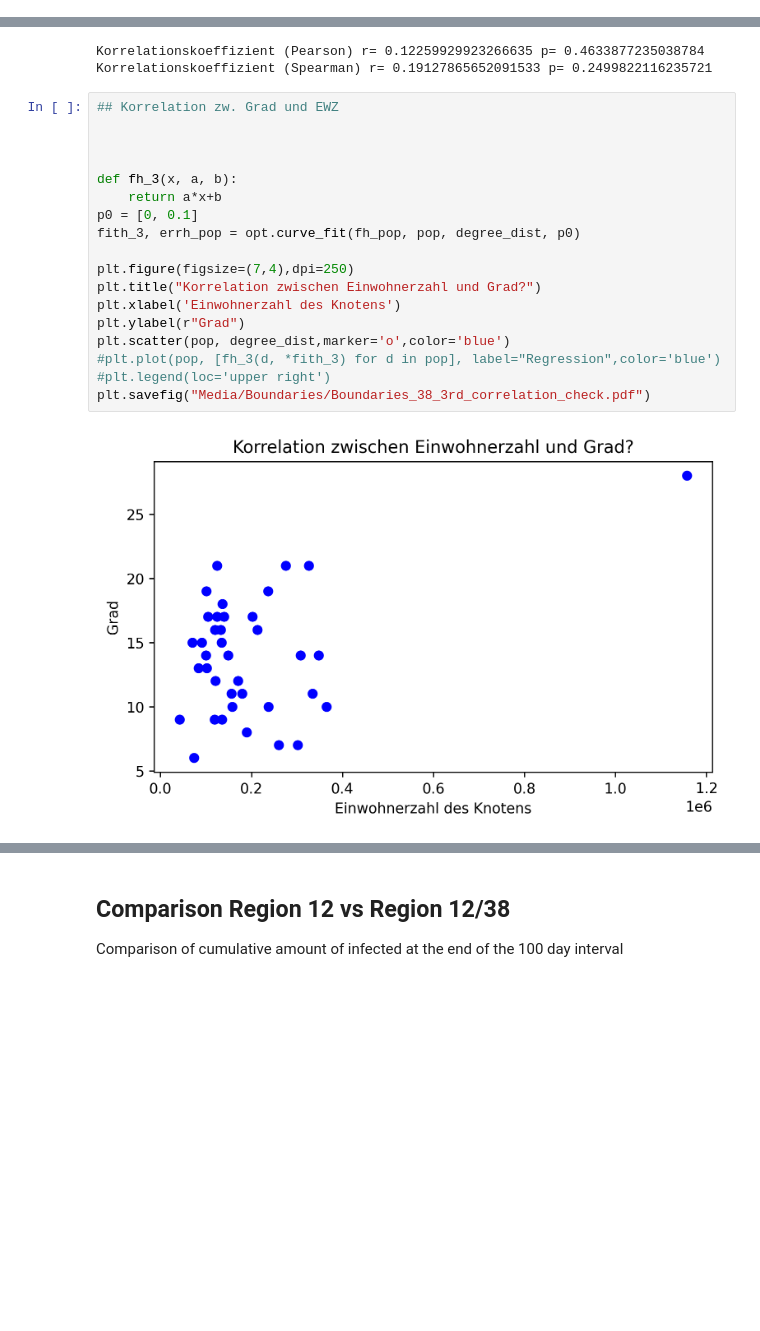
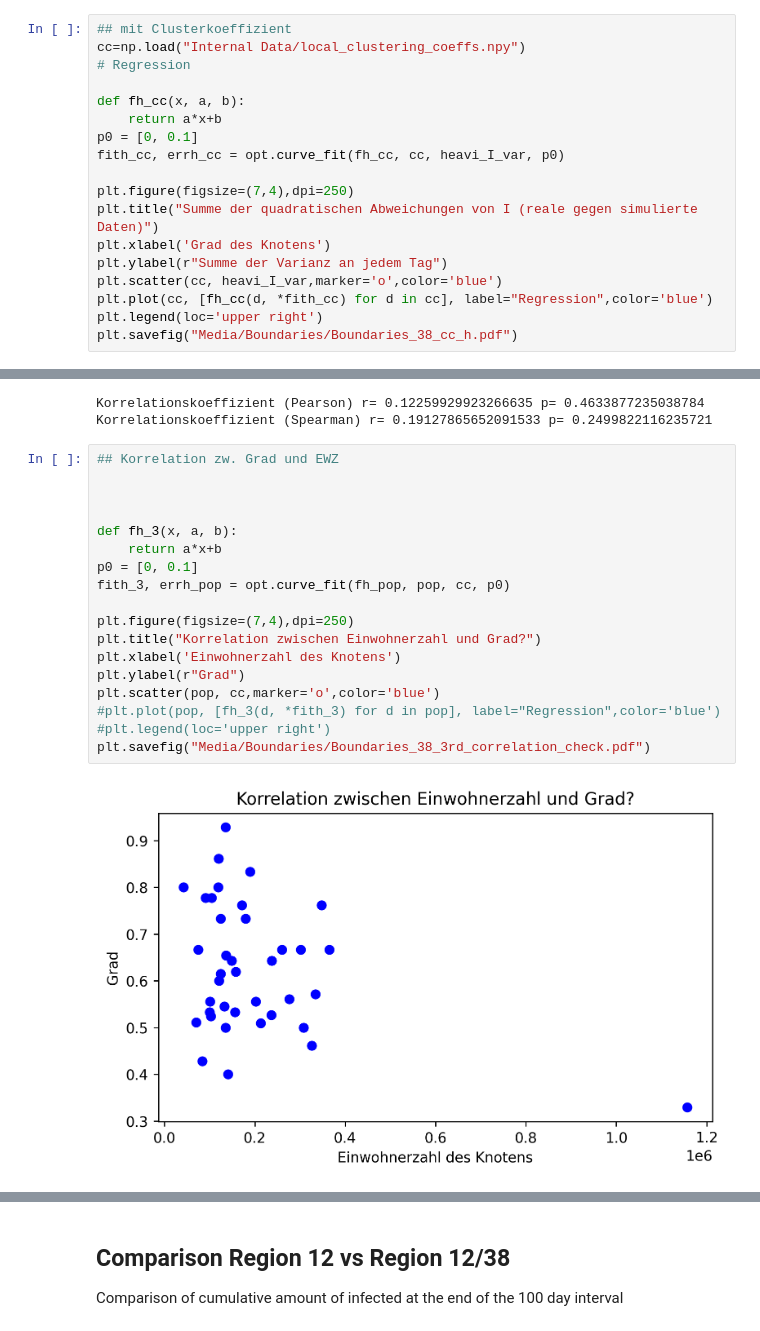
Before and after one commit to torbensun/Modeling-Of-Epidemics-With-Compartmental-And-Network-Models, a Jupyter notebook: Project.ipynb, the cells around one changed output, grey strips where cells are left out. Cells and saved outputs as stored; diff of their text form; blank space fills up the shorter version.

Commit message:
Boundary Analysis w/ Clustering Coefficient

```diff
--- a/Project.ipynb
+++ b/Project.ipynb
@@ -933,3 +933,21 @@ print("Korrelationskoeffizient (Spearman) r=",r_h_s[0], "p=", r_h_s[1])
 # %% [output]
 Korrelationskoeffizient (Pearson) r= 0.00977207098831386 p= 0.9535669284289231
 Korrelationskoeffizient (Spearman) r= -0.0695559185640575 p= 0.6781773835909044
+# %%
+## mit Clusterkoeffizient
+cc=np.load("Internal Data/local_clustering_coeffs.npy")
+# Regression
+
+def fh_cc(x, a, b):
+	return a*x+b
+p0 = [0, 0.1]
+fith_cc, errh_cc = opt.curve_fit(fh_cc, cc, heavi_I_var, p0)
+
+plt.figure(figsize=(7,4),dpi=250)
+plt.title("Summe der quadratischen Abweichungen von I (reale gegen simulierte Daten)")
+plt.xlabel('Grad des Knotens')
+plt.ylabel(r"Summe der Varianz an jedem Tag")
+plt.scatter(cc, heavi_I_var,marker='o',color='blue')
+plt.plot(cc, [fh_cc(d, *fith_cc) for d in cc], label="Regression",color='blue')
+plt.legend(loc='upper right')
+plt.savefig("Media/Boundaries/Boundaries_38_cc_h.pdf")
@@ -962,21 +991,21 @@ Korrelationskoeffizient (Spearman) r= 0.19127865652091533 p= 0.2499822116235721
 # %%
 ## Korrelation zw. Grad und EWZ
 
 
 
 def fh_3(x, a, b):
 	return a*x+b
 p0 = [0, 0.1]
-fith_3, errh_pop = opt.curve_fit(fh_pop, pop, degree_dist, p0)
+fith_3, errh_pop = opt.curve_fit(fh_pop, pop, cc, p0)
 
 plt.figure(figsize=(7,4),dpi=250)
 plt.title("Korrelation zwischen Einwohnerzahl und Grad?")
 plt.xlabel('Einwohnerzahl des Knotens')
 plt.ylabel(r"Grad")
-plt.scatter(pop, degree_dist,marker='o',color='blue')
+plt.scatter(pop, cc,marker='o',color='blue')
 #plt.plot(pop, [fh_3(d, *fith_3) for d in pop], label="Regression",color='blue')
 #plt.legend(loc='upper right')
 plt.savefig("Media/Boundaries/Boundaries_38_3rd_correlation_check.pdf")
 # %% [output]
-[figure, old version]
+[figure, new version]
 # %%
```
Also changed, not shown: parts of 3 cells of this notebook, 4 other files.
